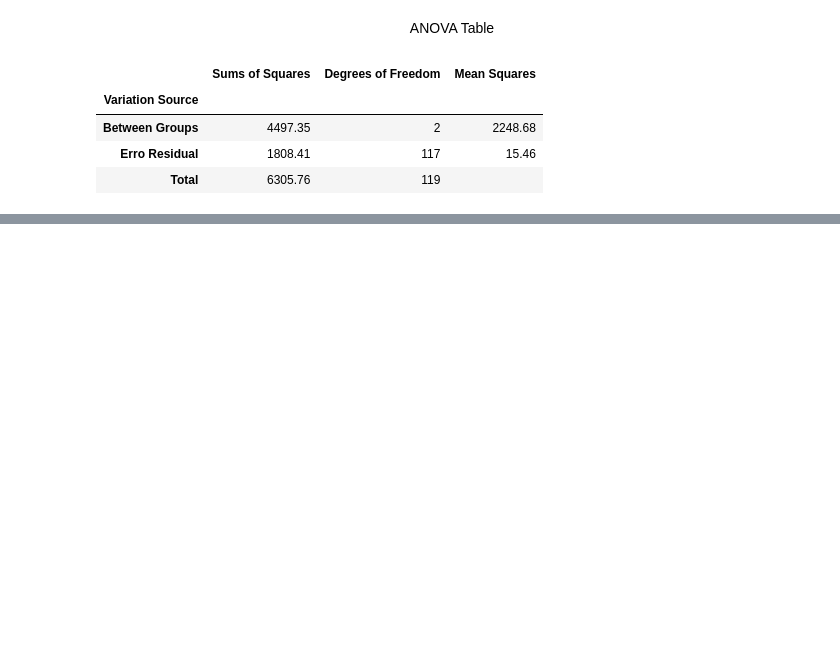
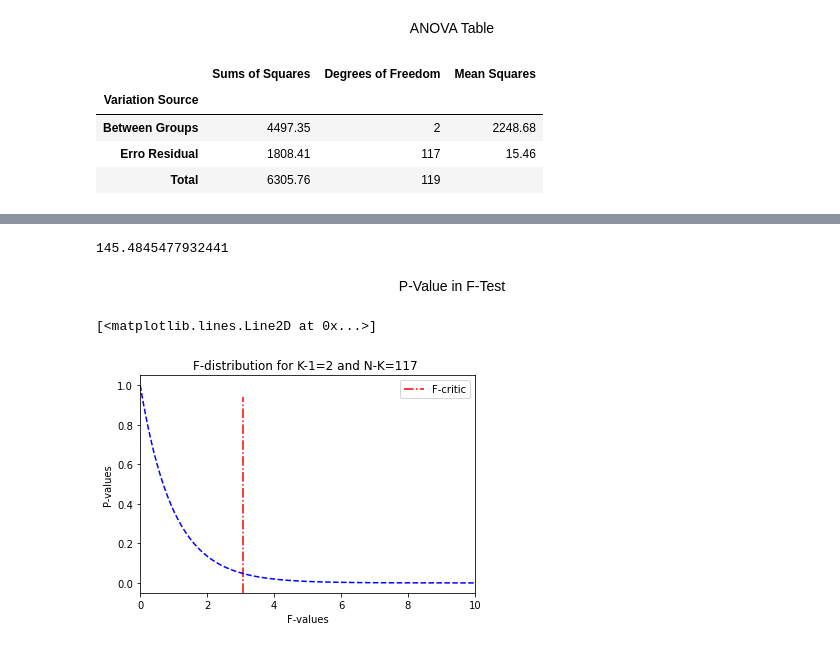
Before and after one commit to Deego88/MLS, a Jupyter notebook: Scipy-stats.ipynb, the cells around one changed output, grey strips where cells are left out. Drawn from its saved outputs; the diff is of its cells as text; code cells hidden in the pictures; blank space fills up the shorter version.

```diff
--- a/Scipy-stats.ipynb
+++ b/Scipy-stats.ipynb
@@ -827,0 +843,29 @@ anova_table
+# %%
+# use F-stat formula above
+f_stat = MSb/MSw
+f_stat
+# %% [output]
+145.4845477932441
+# %% [markdown]
+<center>P-Value in F-Test<center/>
+# %%
+# import form scipy
+from scipy.stats import f, norm
+# store the data variables
+rv = f(dfn=k-1, dfd=N-k)
+x = np.linspace(rv.ppf(0.0001),rv.ppf(0.9999),100)
+y = rv.pdf(x)
+
+# plot title and axvline
+plt.title("F-distribution for K-1=2 and N-K=117 ")
+plt.xlim(0,10)
+plt.axvline(x=f_crit,color='r',ymax=0.9,linestyle='-.',label='F-critic')
+
+# plot information
+plt.ylabel("P-values")
+plt.xlabel("F-values")
+plt.legend()
+plt.plot(x,y, 'b--')
+# %% [output]
+[<matplotlib.lines.Line2D at 0x...>]
+[figure, added]
```
Also changed, not shown: parts of 17 cells of this notebook.
